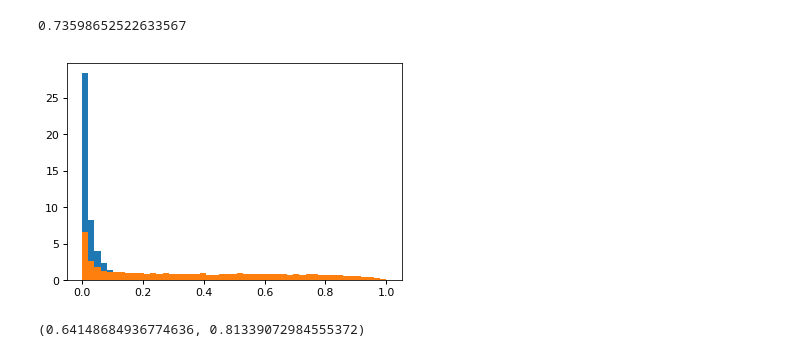
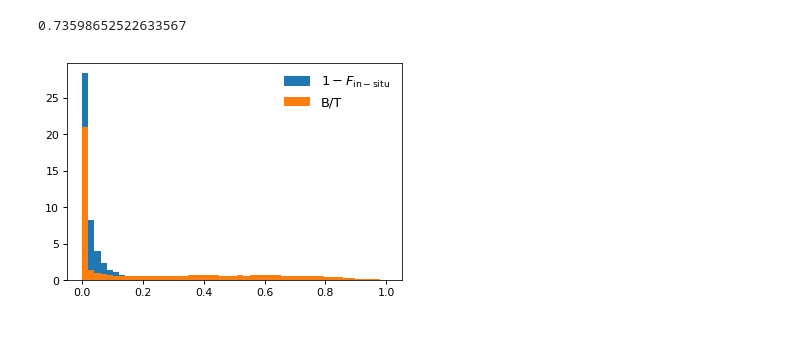
Before and after one commit to aphearin/empirical_disk_bulge, a Jupyter notebook: notebooks/bt_in_situ_testing.ipynb, the cells around one changed output. Drawn from its saved outputs; the diff is of its cells as text; code cells hidden in the pictures.

Commit message:
Modified notebook visually demonstrating error

```diff
--- a/notebooks/bt_in_situ_testing.ipynb
+++ b/notebooks/bt_in_situ_testing.ipynb
@@ -74,16 +74,12 @@ vamock['frac_in_situ'] = frac_in_situ
 # %%
 fig, ax = plt.subplots(1, 1)
 
 bins = np.linspace(0, 1, 50)
+mask = vamock['obs_sm'] < 10**10
+__=ax.hist(1-vamock['frac_in_situ'][mask], bins=bins, normed=True,
+           label=r'$1-F_{\rm in-situ}$')
+__=ax.hist(vamock['bt'][mask], bins=bins, normed=True, label='B/T')
 
-mask = vamock['obs_sm'] < 10**10
-__=ax.hist(1-vamock['frac_in_situ'][mask], bins=bins, normed=True)
-
-mask = vamock['obs_sm'] > 10**11
-__=ax.hist(1-vamock['frac_in_situ'][mask], bins=bins, normed=True)
+legend = ax.legend()
 # %% [output]
-[figure, old version]
+[figure, new version]
-# %%
-np.mean(vamock['frac_in_situ'][mask]), np.mean(vamock['bt'][mask])
-# %% [output]
-(0.64148684936774636, 0.81339072984555372)
```
Also changed, not shown: parts of 1 cell of this notebook.
